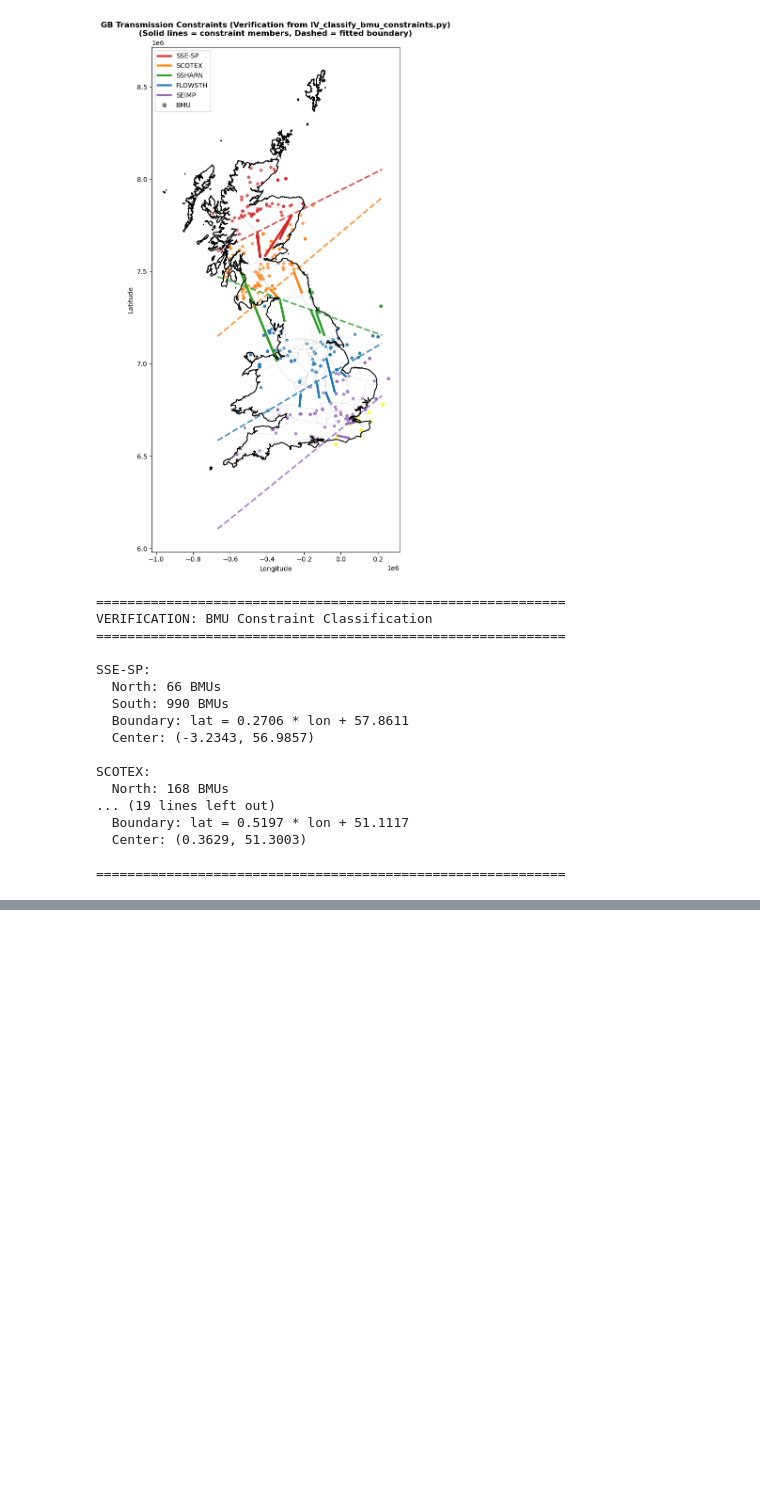
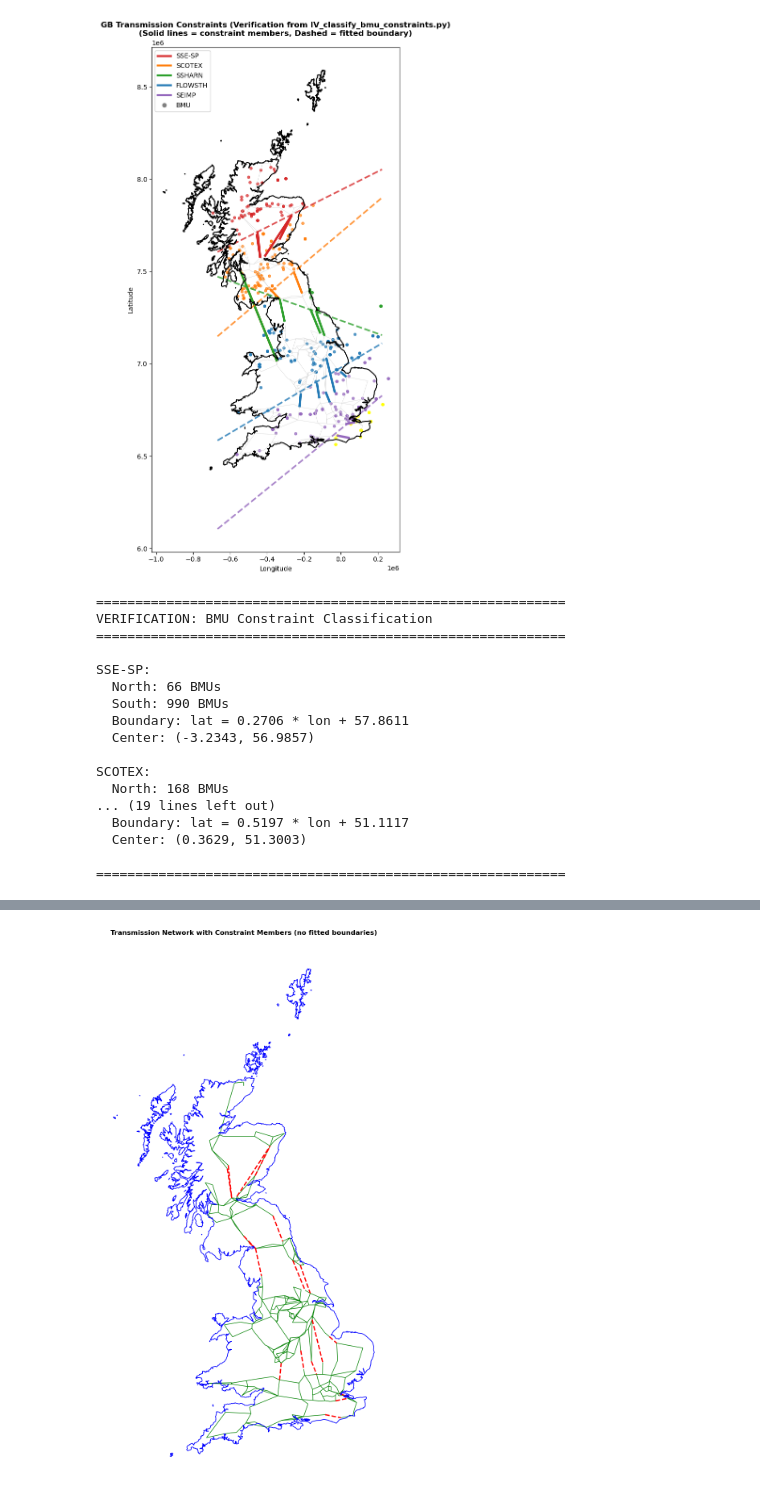
Before and after one commit to IacopoVolpi/MEng_GBPower, a Jupyter notebook: notebooks/IV_plot_transmissions_constraints.ipynb, the cells around one changed output, grey strips where cells are left out. Drawn from its saved outputs; the diff is of its cells as text; code cells hidden in the pictures; blank space fills up the shorter version.

```diff
--- a/notebooks/IV_plot_transmissions_constraints.ipynb
+++ b/notebooks/IV_plot_transmissions_constraints.ipynb
@@ -238,0 +333,72 @@ SCOTEX:
+# %%
+# Transmission map (no fitted boundary lines)
+import numpy as np
+import geopandas as gpd
+import matplotlib.pyplot as plt
+from shapely.geometry import LineString
+import yaml
+import pypsa
+from pathlib import Path
+
+# Ensure required data is loaded
+base_dir = Path.cwd().parent
+if 'n' not in globals():
+    n = pypsa.Network(base_dir / 'results' / '2024-03-21' / 'network_flex_s_nodal.nc')
+if 'buses' not in globals():
+    buses = pypsa.Network(base_dir / 'results' / '2024-03-21' / 'network_flex_s.nc').buses
+if 'boundaries' not in globals():
+    with open(base_dir / 'data' / 'transmission_boundaries.yaml') as f:
+        boundaries = yaml.safe_load(f)
+if 'constraint_order' not in globals():
+    constraint_order = ['SSE-SP', 'SCOTEX', 'SSHARN', 'FLOWSTH', 'SEIMP']
+if 'gb_shape' not in globals():
+    gb_shape = gpd.read_file(base_dir / 'data' / 'gb_shape.geojson')
+
+fig, ax = plt.subplots(1, 1, figsize=(10, 14))
+
+# Identify all line ids and which belong to constraints
+if getattr(n, 'lines', None) is not None and not n.lines.empty:
+    all_line_ids = n.lines.index
+else:
+    all_line_ids = n.links.loc[n.links.carrier == 'AC'].index if getattr(n, 'links', None) is not None else []
+
+constraint_ids = set()
+for constraint_name in constraint_order:
+    if constraint_name in boundaries:
+        constraint_ids.update(str(l) for l in boundaries[constraint_name])
+
+base_geoms = []
+constraint_geoms = []
+for l in all_line_ids:
+    try:
+        p0 = (buses.loc[n.lines.loc[str(l), 'bus0'], 'x'], buses.loc[n.lines.loc[str(l), 'bus0'], 'y'])
+        p1 = (buses.loc[n.lines.loc[str(l), 'bus1'], 'x'], buses.loc[n.lines.loc[str(l), 'bus1'], 'y'])
+    except KeyError:
+        try:
+            p0 = (buses.loc[n.links.loc[str(l), 'bus0'], 'x'], buses.loc[n.links.loc[str(l), 'bus0'], 'y'])
+            p1 = (buses.loc[n.links.loc[str(l), 'bus1'], 'x'], buses.loc[n.links.loc[str(l), 'bus1'], 'y'])
+        except KeyError:
+            continue
+    geom = LineString([p0, p1])
+    (constraint_geoms if str(l) in constraint_ids else base_geoms).append(geom)
+
+if base_geoms:
+    gpd.GeoDataFrame(geometry=base_geoms, crs='EPSG:4326').to_crs('EPSG:3857').plot(
+        ax=ax, color='green', linewidth=1.0, zorder=1
+    )
+if constraint_geoms:
+    gpd.GeoDataFrame(geometry=constraint_geoms, crs='EPSG:4326').to_crs('EPSG:3857').plot(
+        ax=ax, color='red', linewidth=2.2, linestyle='--', zorder=2
+    )
+
+# GB outline in blue
+gb_shape.to_crs('EPSG:3857').plot(
+    ax=ax, edgecolor='blue', facecolor='none', linewidth=1.2, zorder=4
+)
+
+ax.set_axis_off()
+ax.set_title('Transmission Network with Constraint Members (no fitted boundaries)', fontsize=12, fontweight='bold')
+plt.tight_layout()
+plt.show()
+# %% [output]
+[figure, added]
```
Also changed, not shown: parts of 2 cells of this notebook, 13 other files.
